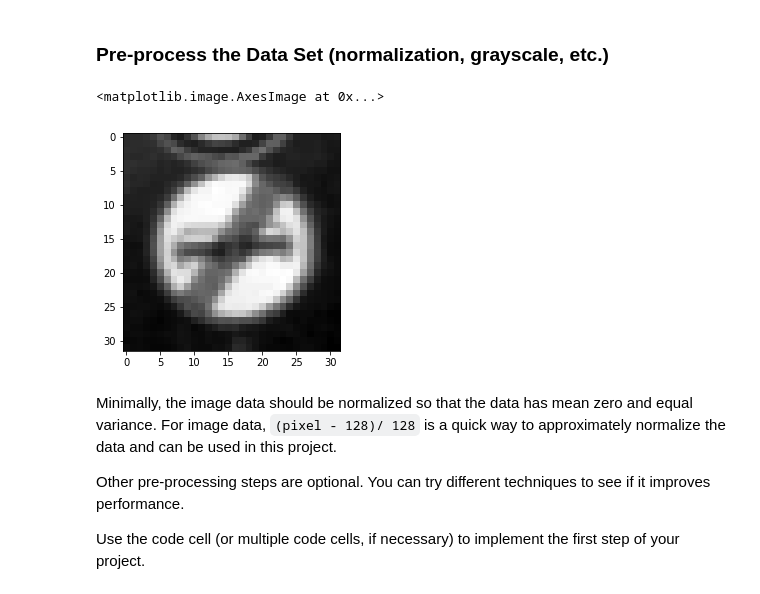
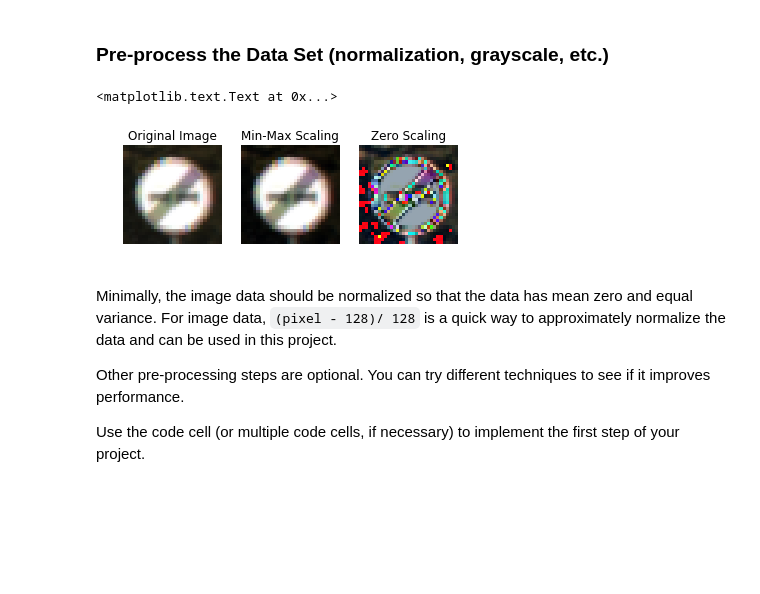
Before and after one commit to leinok/CarND-Traffic-Sign-Classifier-Project, a Jupyter notebook: Traffic_Sign_Classifier.ipynb, the cells around one changed output. Saved outputs shown, nothing was run; the diff lists cells and outputs as text; code cells hidden in the pictures; blank space fills up the shorter version.

```diff
--- a/Traffic_Sign_Classifier.ipynb
+++ b/Traffic_Sign_Classifier.ipynb
@@ -175,33 +175,47 @@ plt.hist(y_train, bins = n_classes)
 # %%
 ### Preprocess the data here. It is required to normalize the data. Other preprocessing steps could include
 ### converting to grayscale, etc.
 ### Feel free to use as many code cells as needed.
 
 from sklearn.utils import shuffle
 from sklearn import preprocessing
 def grayScale(x):
     return np.sum(x/3, axis = 3, keepdims = True)
 
 def minMaxScaling(x):
     min_value = x.min(axis = (1, 2), keepdims = True)
     max_value = x.max(axis = (1, 2), keepdims = True)
     return (x - min_value) / (max_value - min_value)
 
 def zScore(x):
     mean_value = x.mean(axis = (1, 2), keepdims = True)
     std_value = x.std(axis = (1, 2), keepdims = True)
     return (x - mean_value) / std_value
 
 X_train_normalized = minMaxScaling(X_train)
 X_valid_normalized = minMaxScaling(X_valid)
 X_test_normalized = minMaxScaling(X_test)
-X_train_gray = grayScale(X_train_normalized)
-X_valid_gray = grayScale(X_valid_normalized)
-X_test_gray = grayScale(X_test_normalized)
-plt.imshow(X_train_gray[20, :, :, :].squeeze(), cmap='gray')
+#X_train_gray = grayScale(X_train_normalized)
+#X_valid_gray = grayScale(X_valid_normalized)
+#X_test_gray = grayScale(X_test_normalized)
+#plt.imshow(X_train_gray[20, :, :, :].squeeze(), cmap='gray')
+X_train_zscore = zScore(X_train)
+interested_num = 168
+plt.subplot(1, 3, 1)
+plt.imshow(X_train[interested_num, :, :, :])
+plt.axis('off')
+plt.title("Original Image")
+plt.subplot(1, 3, 2)
+plt.imshow(X_train_normalized[interested_num, :, :, :])
+plt.axis('off')
+plt.title("Min-Max Scaling")
+plt.subplot(1, 3, 3)
+plt.imshow(X_train_zscore[interested_num, :, :, :])
+plt.axis('off')
+plt.title("Zero Scaling")
 # %% [output]
-<matplotlib.image.AxesImage at 0x...>
+<matplotlib.text.Text at 0x...>
-[figure, old version]
+[figure, new version]
 # %% [markdown]
 Minimally, the image data should be normalized so that the data has mean zero and equal variance. For image data, `(pixel - 128)/ 128` is a quick way to approximately normalize the data and can be used in this project.
 
```
Also changed, not shown: parts of 7 cells of this notebook, 14 other files.
